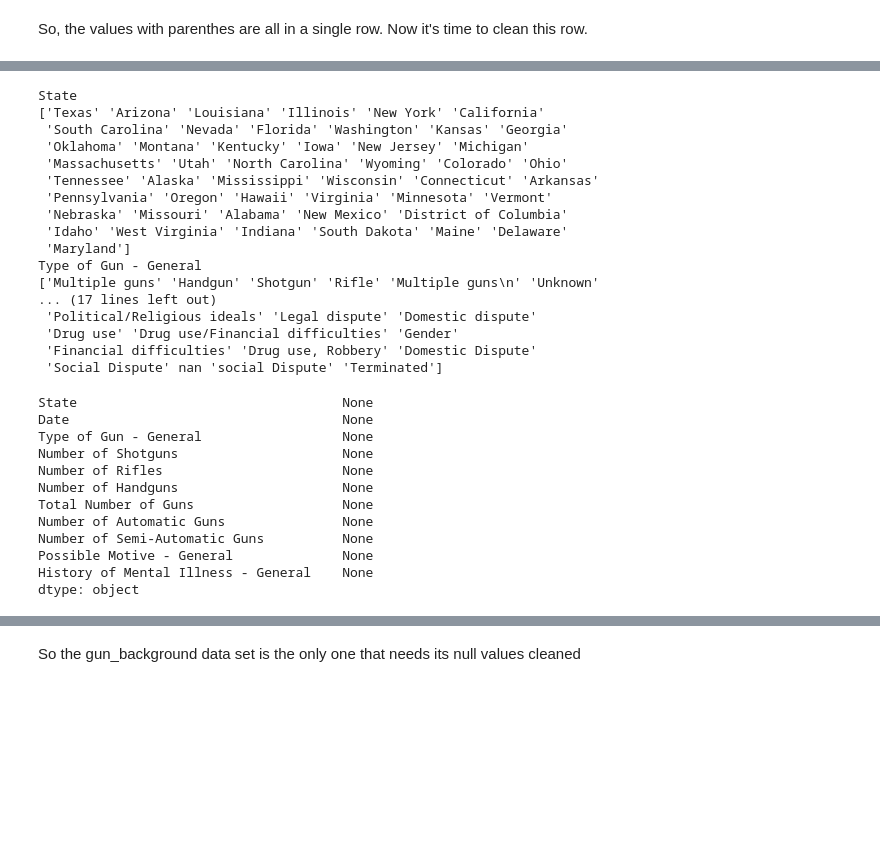
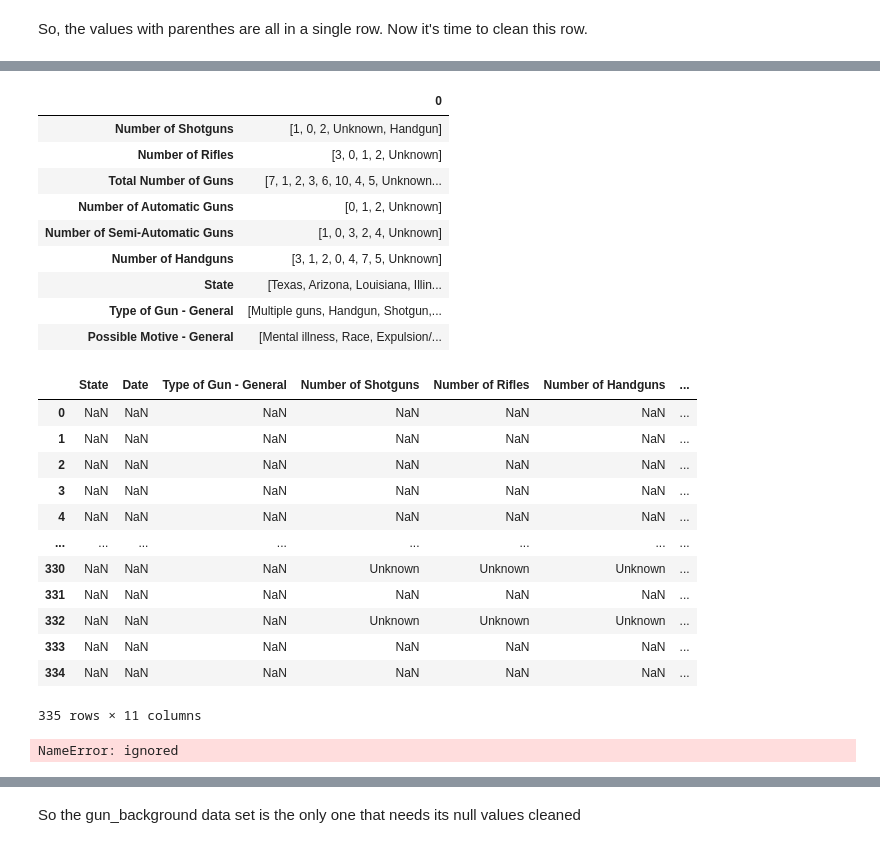
Before and after one commit to freedom-780/FBI-Firearm-Background-Check, a Jupyter notebook: Firearm_Background_Check.ipynb, the cells around one changed output, grey strips where cells are left out. Saved outputs shown, nothing was run; the diff lists cells and outputs as text; code cells hidden in the pictures; blank space fills up the shorter version.

```diff
--- a/Firearm_Background_Check.ipynb
+++ b/Firearm_Background_Check.ipynb
@@ -136,7 +136,7 @@ memory usage: 28.9+ KB
 The goal is to change the columns into the proper dtypes
 # %%
 # Check a dictionary with desired data types to change
-mass_change_num_dtype = {'Number of Shotguns': 'float64',
+mass_change_dtype = {'Number of Shotguns': 'float64',
                          'Number of Rifles': 'float64',
                          'Total Number of Guns': 'float64',
                          'Number of Automatic Guns': 'float64',
@@ -219,8 +219,13 @@ So, the values with parenthes are all in a single row. Now it's time to clean th
 def clean_parenth(x):
   mask = x.str.contains('\(')
   if mask.any():
-    x.loc[mask] = x.loc[mask].str.split('\(', expand=True).iloc[:,0].str.strip()
-    print(x.loc[mask])
+    x.loc[mask] = x.loc[mask].str. \
+    split('\(', expand=True).iloc[:,0].str.strip()
+    return x
+  return x
 # %%
-# apply function
-mass_shootings.apply(lambda x: clean_parenth(x))
+# Select columns
+cols = mass_change_dtype.keys()
+
+# edit columns
+mass_shootings.loc[:,cols] = mass_shootings.loc[:,cols].apply(lambda x:clean_parenth(x),axis=1)
@@ -248,36 +232,38 @@ dtype: object
 # %%
 # Check to see if the cleaning was done correctly
-mass_shootings.apply(lambda x: unique_values(x))
+
+mass_shootings.loc[:,cols].apply(lambda x: x.unique()).to_frame()
 # %% [output]
-State
-['Texas' 'Arizona' 'Louisiana' 'Illinois' 'New York' 'California'
- 'South Carolina' 'Nevada' 'Florida' 'Washington' 'Kansas' 'Georgia'
- 'Oklahoma' 'Montana' 'Kentucky' 'Iowa' 'New Jersey' 'Michigan'
- 'Massachusetts' 'Utah' 'North Carolina' 'Wyoming' 'Colorado' 'Ohio'
- 'Tennessee' 'Alaska' 'Mississippi' 'Wisconsin' 'Connecticut' 'Arkansas'
- 'Pennsylvania' 'Oregon' 'Hawaii' 'Virginia' 'Minnesota' 'Vermont'
- 'Nebraska' 'Missouri' 'Alabama' 'New Mexico' 'District of Columbia'
- 'Idaho' 'West Virginia' 'Indiana' 'South Dakota' 'Maine' 'Delaware'
- 'Maryland']
-Type of Gun - General
-['Multiple guns' 'Handgun' 'Shotgun' 'Rifle' 'Multiple guns\n' 'Unknown'
-... (17 lines left out)
- 'Political/Religious ideals' 'Legal dispute' 'Domestic dispute'
- 'Drug use' 'Drug use/Financial difficulties' 'Gender'
- 'Financial difficulties' 'Drug use, Robbery' 'Domestic Dispute'
- 'Social Dispute' nan 'social Dispute' 'Terminated']
-State                                  None
-Date                                   None
-Type of Gun - General                  None
-Number of Shotguns                     None
-Number of Rifles                       None
-Number of Handguns                     None
-Total Number of Guns                   None
-Number of Automatic Guns               None
-Number of Semi-Automatic Guns          None
-Possible Motive - General              None
-History of Mental Illness - General    None
-dtype: object
+|  | 0 |
+| Number of Shotguns | [1, 0, 2, Unknown, Handgun] |
+| Number of Rifles | [3, 0, 1, 2, Unknown] |
+| Total Number of Guns | [7, 1, 2, 3, 6, 10, 4, 5, Unknown... |
+| Number of Automatic Guns | [0, 1, 2, Unknown] |
+| Number of Semi-Automatic Guns | [1, 0, 3, 2, 4, Unknown] |
+| Number of Handguns | [3, 1, 2, 0, 4, 7, 5, Unknown] |
+| State | [Texas, Arizona, Louisiana, Illin... |
+| Type of Gun - General | [Multiple guns, Handgun, Shotgun,... |
+| Possible Motive - General | [Mental illness, Race, Expulsion/... |
+# %%
+mass_shootings[mask_clean]
+# %% [output]
+|  | State | Date | Type of Gun - General | Number of Shotguns | Number of Rifles | Number of Handguns | ... |
+| 0 | NaN | NaN | NaN | NaN | NaN | NaN | ... |
+| 1 | NaN | NaN | NaN | NaN | NaN | NaN | ... |
+| 2 | NaN | NaN | NaN | NaN | NaN | NaN | ... |
+| 3 | NaN | NaN | NaN | NaN | NaN | NaN | ... |
+| 4 | NaN | NaN | NaN | NaN | NaN | NaN | ... |
+| ... | ... | ... | ... | ... | ... | ... | ... |
+| 330 | NaN | NaN | NaN | Unknown | Unknown | Unknown | ... |
+| 331 | NaN | NaN | NaN | NaN | NaN | NaN | ... |
+| 332 | NaN | NaN | NaN | Unknown | Unknown | Unknown | ... |
+| 333 | NaN | NaN | NaN | NaN | NaN | NaN | ... |
+| 334 | NaN | NaN | NaN | NaN | NaN | NaN | ... |
+335 rows × 11 columns
 # %%
 # drop rows with unknown values
 mass_shootings.drop(mass_shootings[mass_shootings == 'Unknown'].index, inplace = True)
+# %%
+mass.head()
+# %% [output]
+NameError: ignored
```
Also changed, not shown: parts of 26 cells of this notebook.
